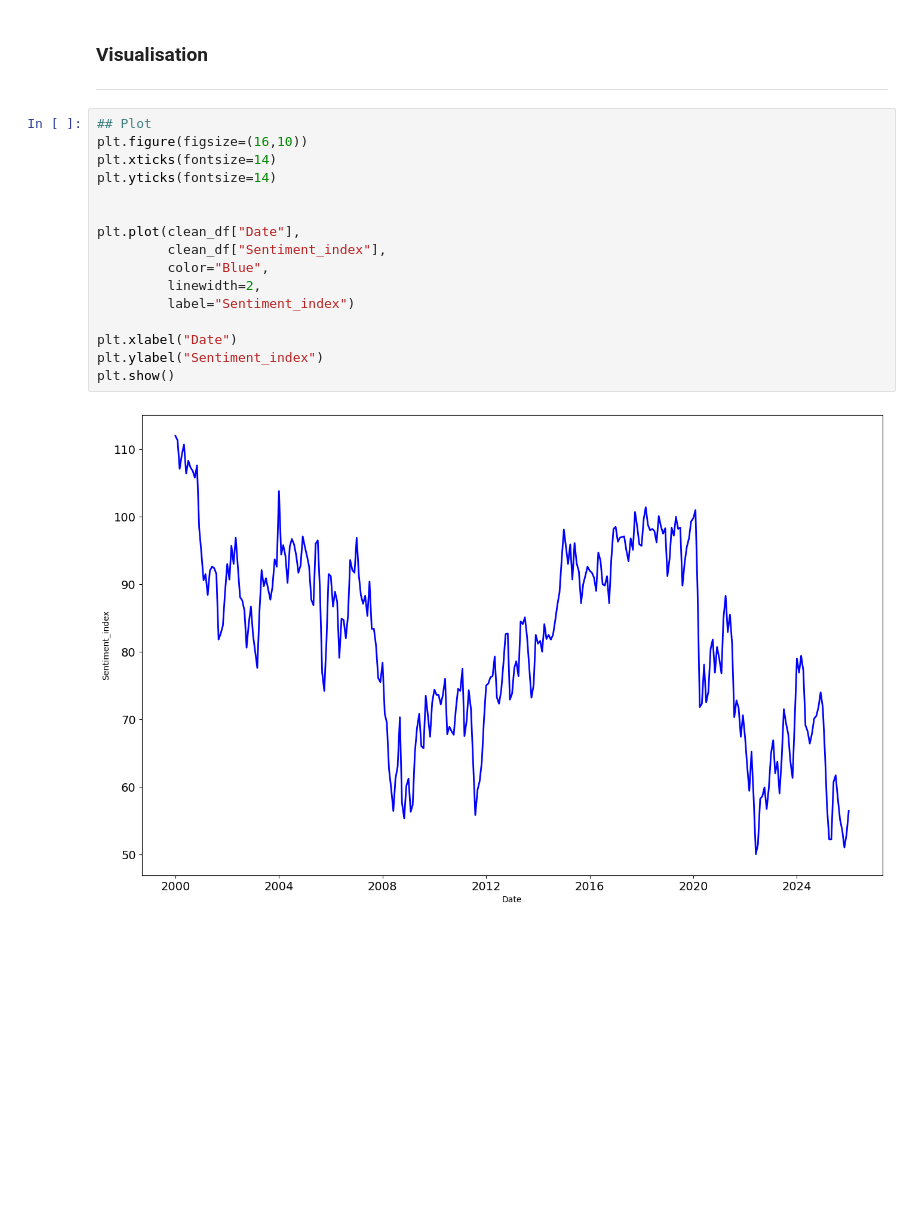
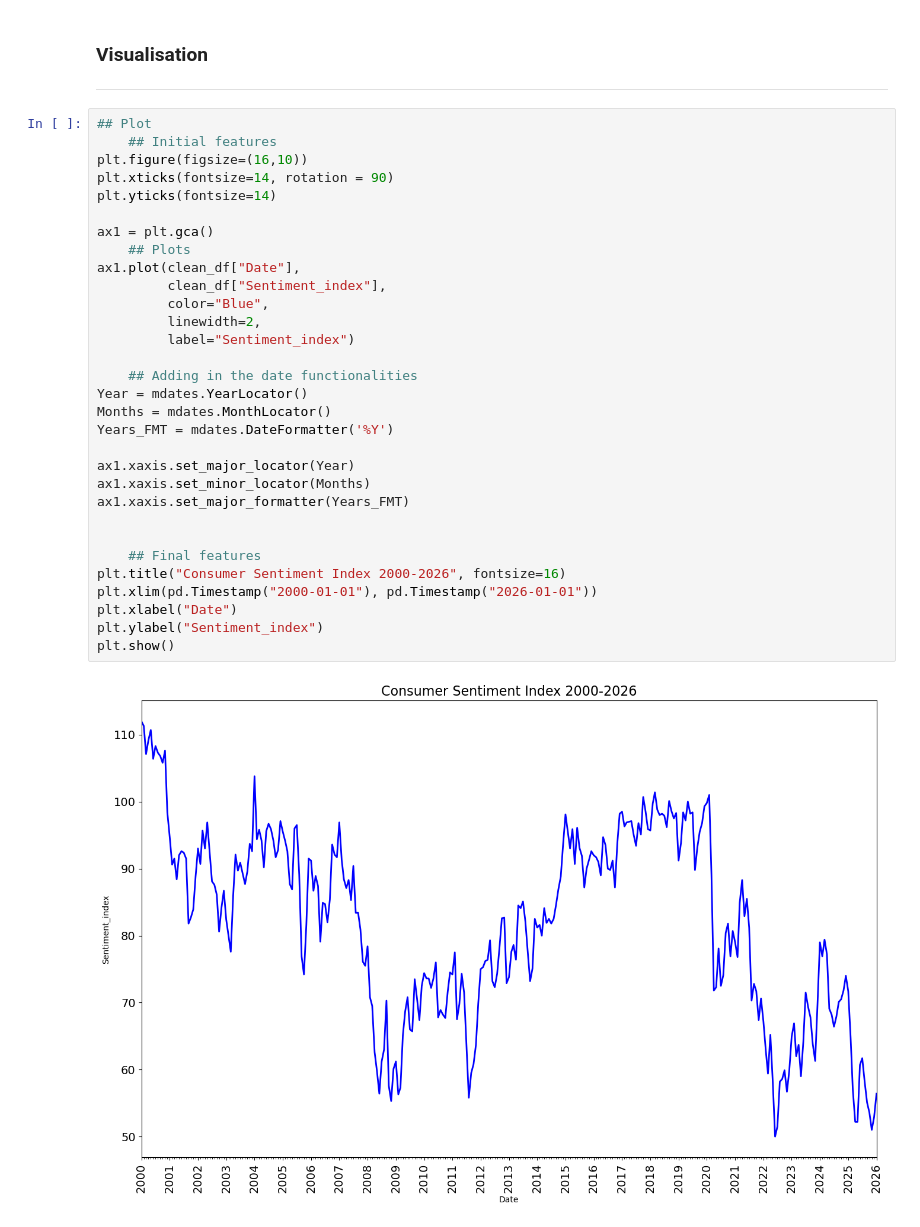
Before and after one commit to shane-221/Macro_project, a Jupyter notebook: main.ipynb, the cells around one changed output. Saved outputs shown, nothing was run; the diff lists cells and outputs as text; blank space fills up the shorter version.

Commit message:
Finished initial visualisations -- need to smooth out the curves

```diff
--- a/main.ipynb
+++ b/main.ipynb
@@ -213,22 +214,37 @@ clean_df.describe()
 ---
 # %%
 ## Plot
+    ## Initial features
 plt.figure(figsize=(16,10))
-plt.xticks(fontsize=14)
+plt.xticks(fontsize=14, rotation = 90)
 plt.yticks(fontsize=14)
 
-
-plt.plot(clean_df["Date"],
+ax1 = plt.gca()
+    ## Plots
+ax1.plot(clean_df["Date"],
          clean_df["Sentiment_index"],
          color="Blue",
          linewidth=2,
          label="Sentiment_index")
 
+    ## Adding in the date functionalities
+Year = mdates.YearLocator()
+Months = mdates.MonthLocator()
+Years_FMT = mdates.DateFormatter('%Y')
+
+ax1.xaxis.set_major_locator(Year)
+ax1.xaxis.set_minor_locator(Months)
+ax1.xaxis.set_major_formatter(Years_FMT)
+
+
+    ## Final features
+plt.title("Consumer Sentiment Index 2000-2026", fontsize=16)
+plt.xlim(pd.Timestamp("2000-01-01"), pd.Timestamp("2026-01-01"))
 plt.xlabel("Date")
 plt.ylabel("Sentiment_index")
 plt.show()
 # %% [output]
-[figure, old version]
+[figure, new version]
 # %%
 ## Plot
 plt.figure(figsize=(16,10))
```
Also changed, not shown: parts of 2 cells of this notebook.
